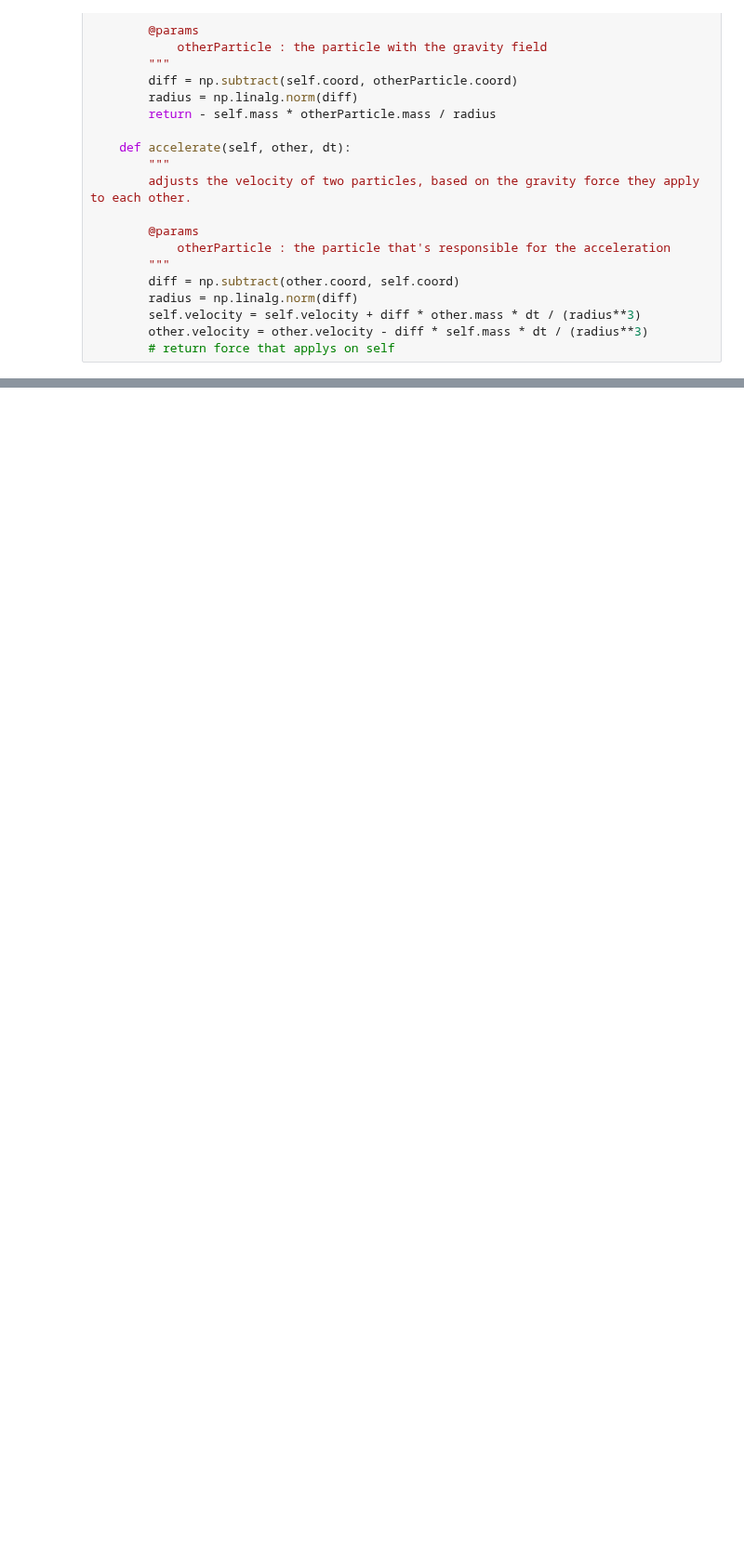
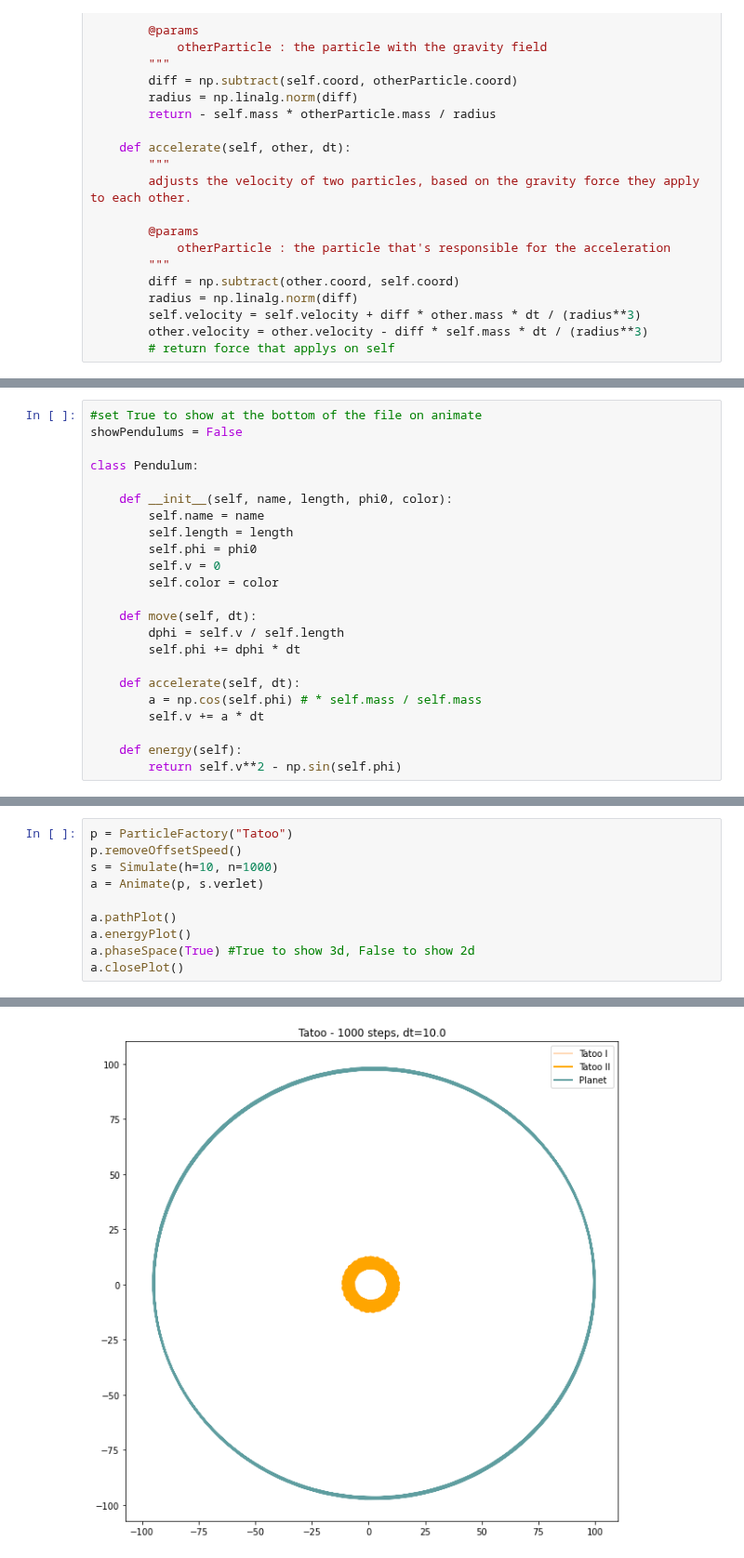
Before and after one commit to TimoWacke/solarsystem, a Jupyter notebook: summary.ipynb, the cells around one changed output, grey strips where cells are left out. Shown at 93% size. Drawn from its saved outputs; the diff is of its cells as text; blank space fills up the shorter version.

```diff
--- a/summary.ipynb
+++ b/summary.ipynb
@@ -262,0 +289,23 @@ Da das Verlet-Verfahren ein symplektisches ist bleibt beim Verlet-Verfahren das
+# %%
+#set True to show at the bottom of the file on animate
+showPendulums = False
+
+class Pendulum:
+
+    def __init__(self, name, length, phi0, color):
+        self.name = name
+        self.length = length
+        self.phi = phi0
+        self.v = 0
+        self.color = color
+
+    def move(self, dt):
+        dphi = self.v / self.length
+        self.phi += dphi * dt
+
+    def accelerate(self, dt):
+        a = np.cos(self.phi) # * self.mass / self.mass
+        self.v += a * dt
+
+    def energy(self):
+        return self.v**2 - np.sin(self.phi)
@@ -475,0 +672,11 @@ class Animate:
+# %%
+p = ParticleFactory("Tatoo")
+p.removeOffsetSpeed()
+s = Simulate(h=10, n=1000)
+a = Animate(p, s.verlet)
+
+a.pathPlot()
+a.energyPlot()
+a.phaseSpace(True) #True to show 3d, False to show 2d
+a.closePlot()
+# %% [output]
@@ -475,0 +684 @@ class Animate:
+[figure, added]
```
Also changed, not shown: parts of 24 cells of this notebook, 47 other files.
